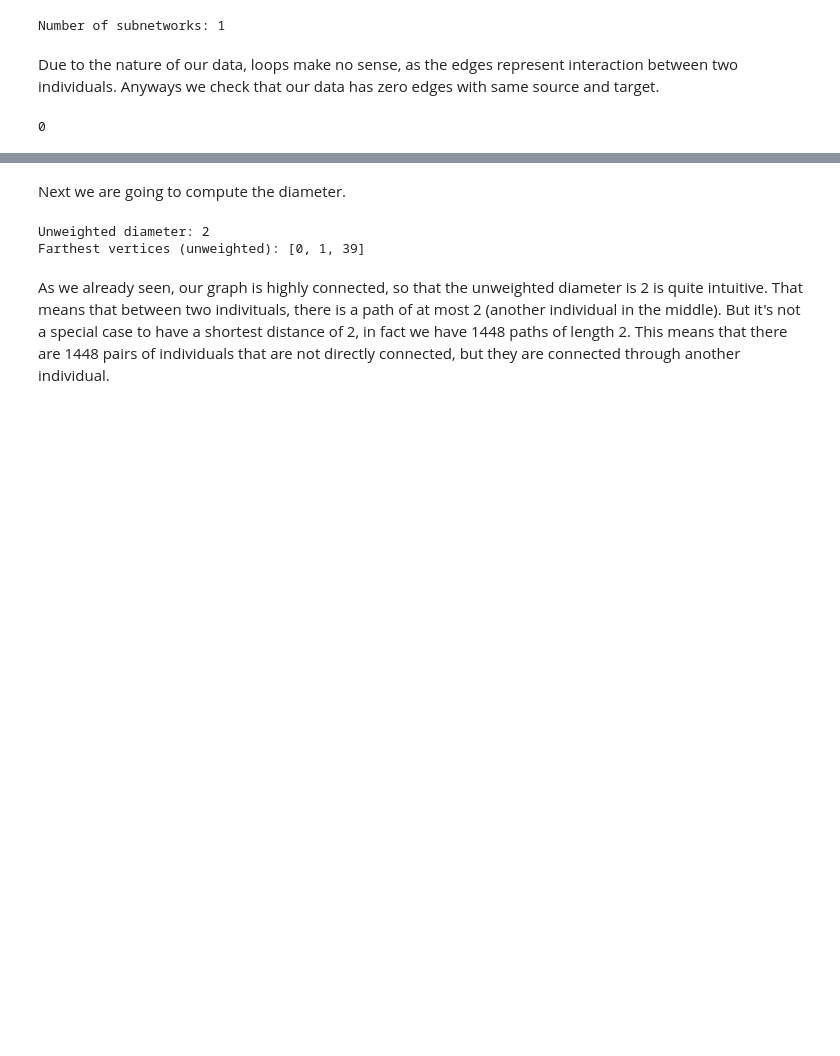
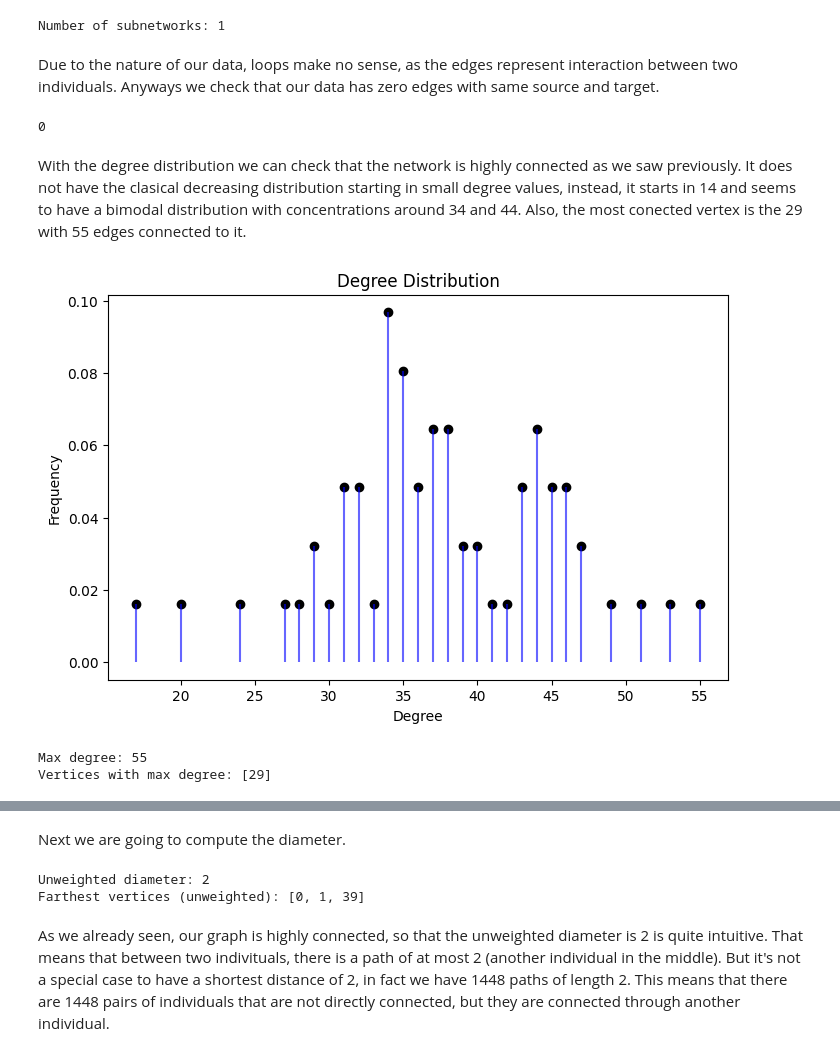
Before and after one commit to DanielLosada/UC3M-NetworkAnalysis, a Jupyter notebook: Assignment.ipynb, the cells around one changed output, grey strips where cells are left out. Cells and saved outputs as stored; diff of their text form; code cells hidden in the pictures; blank space fills up the shorter version.

```diff
--- a/Assignment.ipynb
+++ b/Assignment.ipynb
@@ -155,6 +157,42 @@ def get_weights_of_path(g, path):
     # Print results
     print("Original weights on path:", original_weights)
     print("Inverted weights on path:", inv_weights)
+
+
+def plot_degree_distribution(g, title="Degree Distribution", weighted=False):
+    """
+    Computes degrees (weighted or unweighted), plots their distribution,
+    and returns degree info including max degree and corresponding vertex/vertices.
+    """
+    # Choose between weighted and unweighted degree
+    if weighted:
+        degrees = g.strength(weights=g.es["weight"])
+    else:
+        degrees = g.degree()
+
+    # Compute degree distribution
+    unique_degrees, counts = np.unique(degrees, return_counts=True)
+    probabilities = counts / counts.sum()
+
+    # Plot the distribution
+    plt.figure(figsize=(8, 5))
+    plt.scatter(unique_degrees, probabilities, color='black')  # Dots
+    plt.vlines(unique_degrees, 0, probabilities, color='blue', alpha=0.6)  # Lines
+
+    # Labels and title
+    plt.xlabel("Degree")
+    plt.ylabel("Frequency")
+    plt.title(title)
+
+    # Show plot
+    plt.show()
+
+    # Get max degree and vertex/vertices
+    max_degree = max(degrees)
+    vertices_with_max = [v.index for v, d in zip(g.vs, degrees) if d == max_degree]
+
+    # Return degrees and distribution if needed later
+    return degrees, unique_degrees, probabilities, max_degree, vertices_with_max
 # %% [markdown]
 # 1. Input data
 # %%
@@ -184,3 +234,14 @@ Due to the nature of our data, loops make no sense, as the edges represent inter
 sum(g.is_loop())
 # %% [output]
 0
+# %% [markdown]
+With the degree distribution we can check that the network is highly connected as we saw previously. It does not have the clasical decreasing distribution starting in small degree values, instead, it starts in 14 and seems to have a bimodal distribution with concentrations around 34 and 44. Also, the most conected vertex is the 29 with 55 edges connected to it.
+# %%
+degrees, unique_deg, probs, max_deg, max_vertices = plot_degree_distribution(g)
+
+print(f"Max degree: {max_deg}")
+print(f"Vertices with max degree: {max_vertices}")
+# %% [output]
+[figure, added]
+Max degree: 55
+Vertices with max degree: [29]
```
Also changed, not shown: parts of 6 cells of this notebook, 1 other file.
